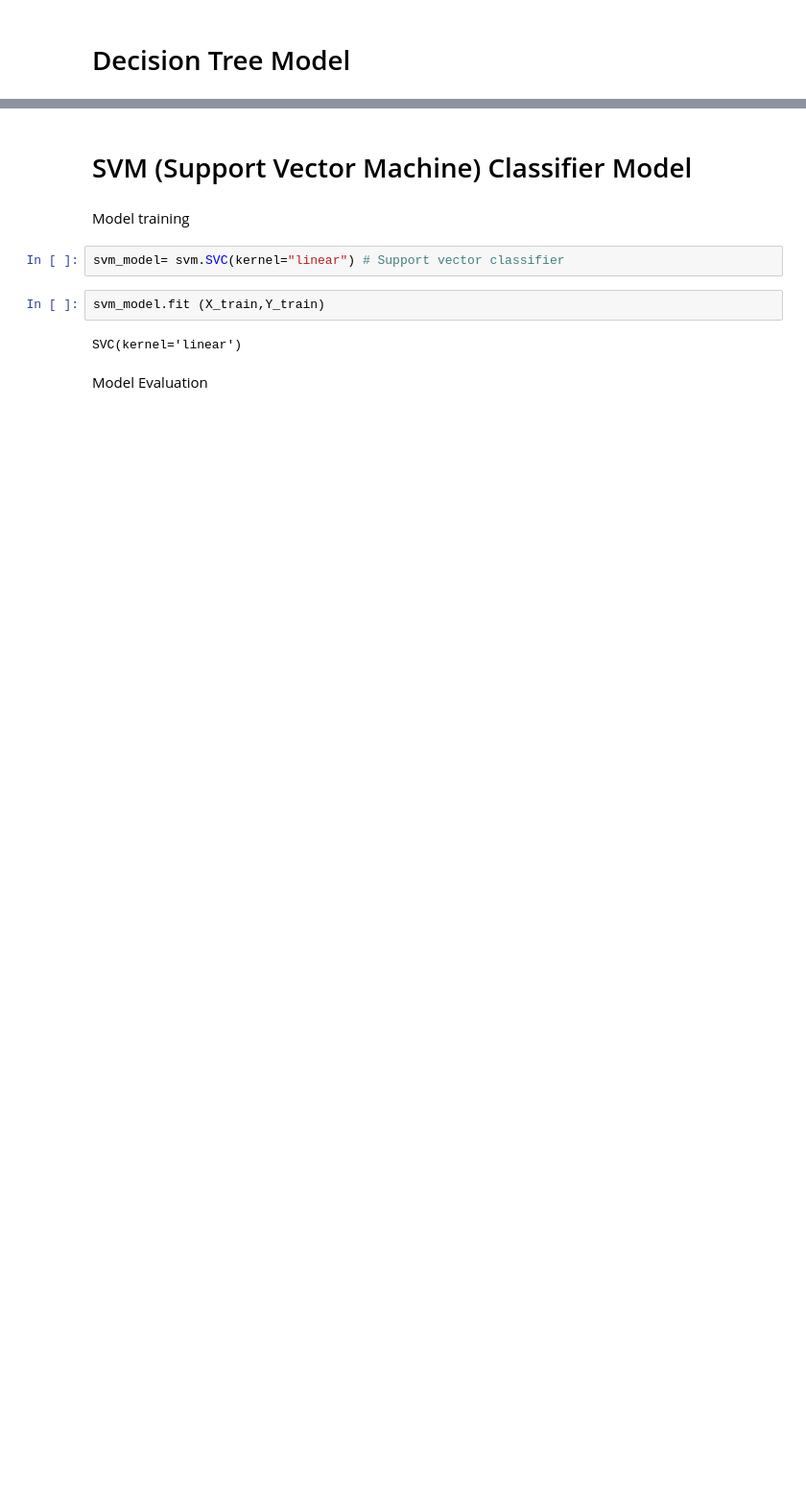
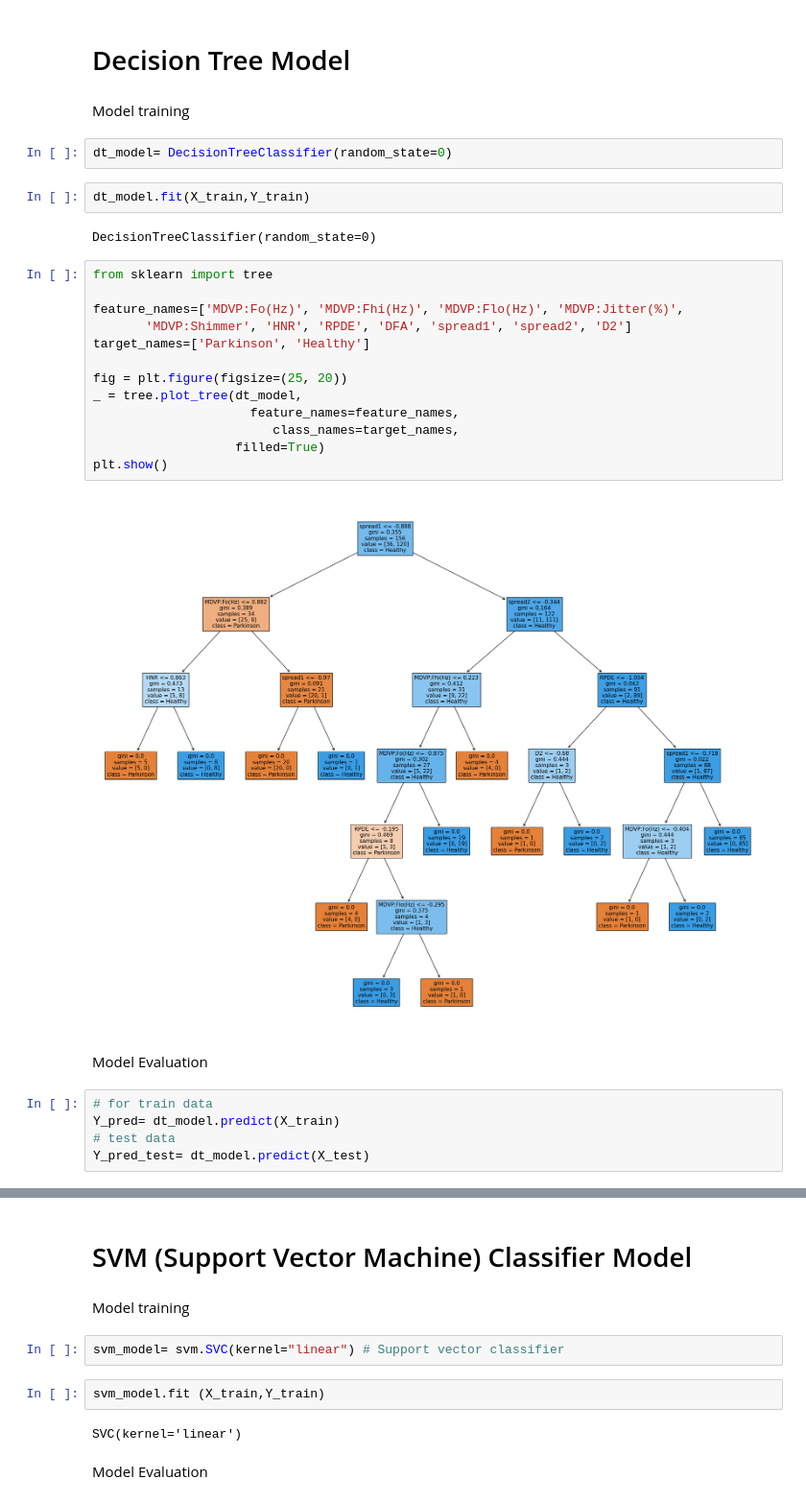
Before and after one commit to ishreya09/Parkinson-Prediction-Model, a Jupyter notebook: Data analysis.ipynb, the cells around one changed output, grey strips where cells are left out. Shown at 96% size. Cells and saved outputs as stored; diff of their text form; blank space fills up the shorter version.

Commit message:
Decision Tree Model is added- Model is overfitted

```diff
--- a/Data analysis.ipynb
+++ b/Data analysis.ipynb
@@ -629,2 +654,32 @@ array([1, 1, 1, 1], dtype=int64)
 # %% [markdown]
 # Decision Tree Model
+# %% [markdown]
+Model training
+# %%
+dt_model= DecisionTreeClassifier(random_state=0)
+# %%
+dt_model.fit(X_train,Y_train)
+# %% [output]
+DecisionTreeClassifier(random_state=0)
+# %%
+from sklearn import tree
+
+feature_names=['MDVP:Fo(Hz)', 'MDVP:Fhi(Hz)', 'MDVP:Flo(Hz)', 'MDVP:Jitter(%)',
+       'MDVP:Shimmer', 'HNR', 'RPDE', 'DFA', 'spread1', 'spread2', 'D2']
+target_names=['Parkinson', 'Healthy']
+
+fig = plt.figure(figsize=(25, 20))
+_ = tree.plot_tree(dt_model,
+                     feature_names=feature_names,
+                        class_names=target_names,
+                   filled=True)
+plt.show()
+# %% [output]
+[figure, added]
+# %% [markdown]
+Model Evaluation
+# %%
+# for train data
+Y_pred= dt_model.predict(X_train)
+# test data
+Y_pred_test= dt_model.predict(X_test)
```
Also changed, not shown: parts of 21 cells of this notebook, 2 other files.
